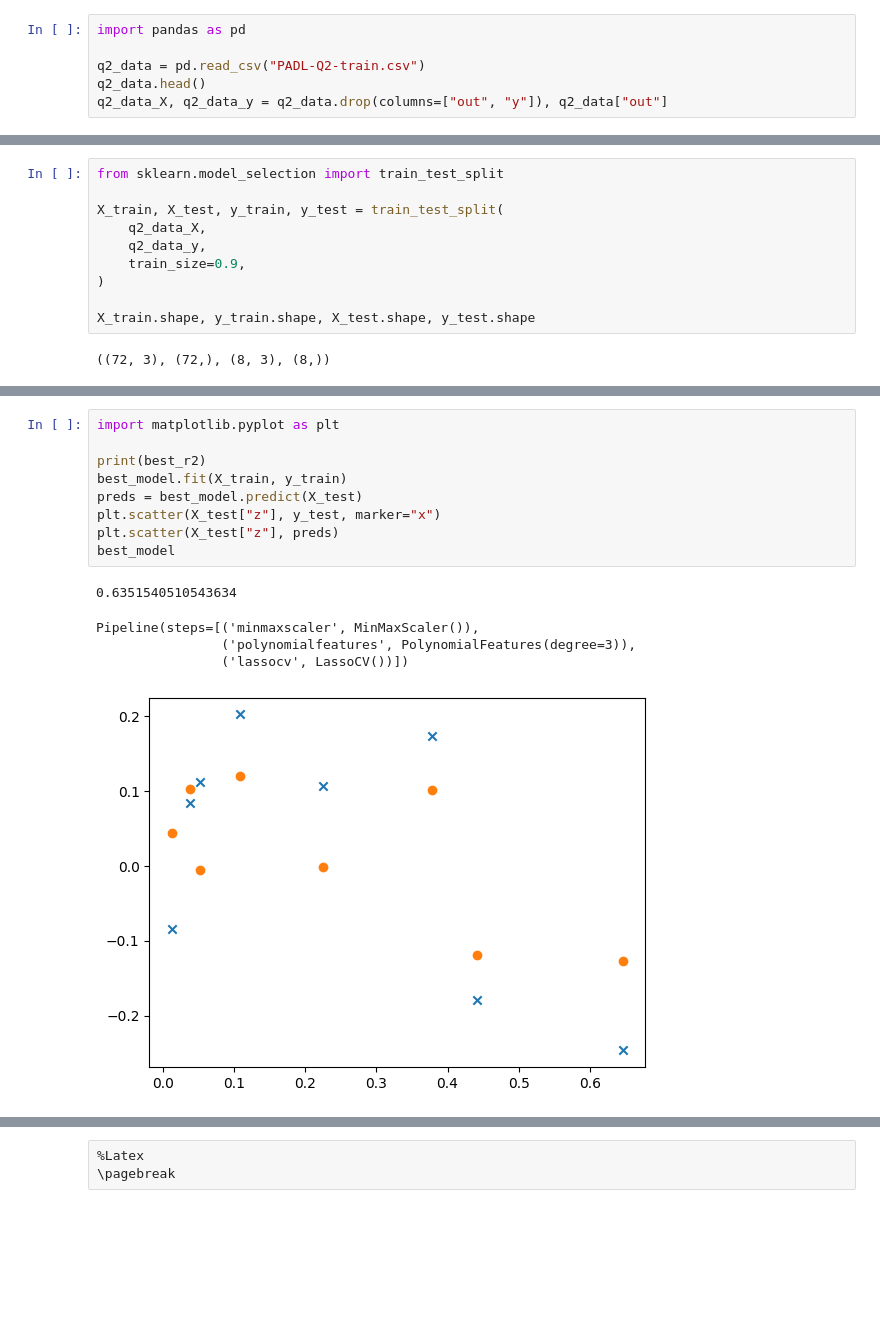
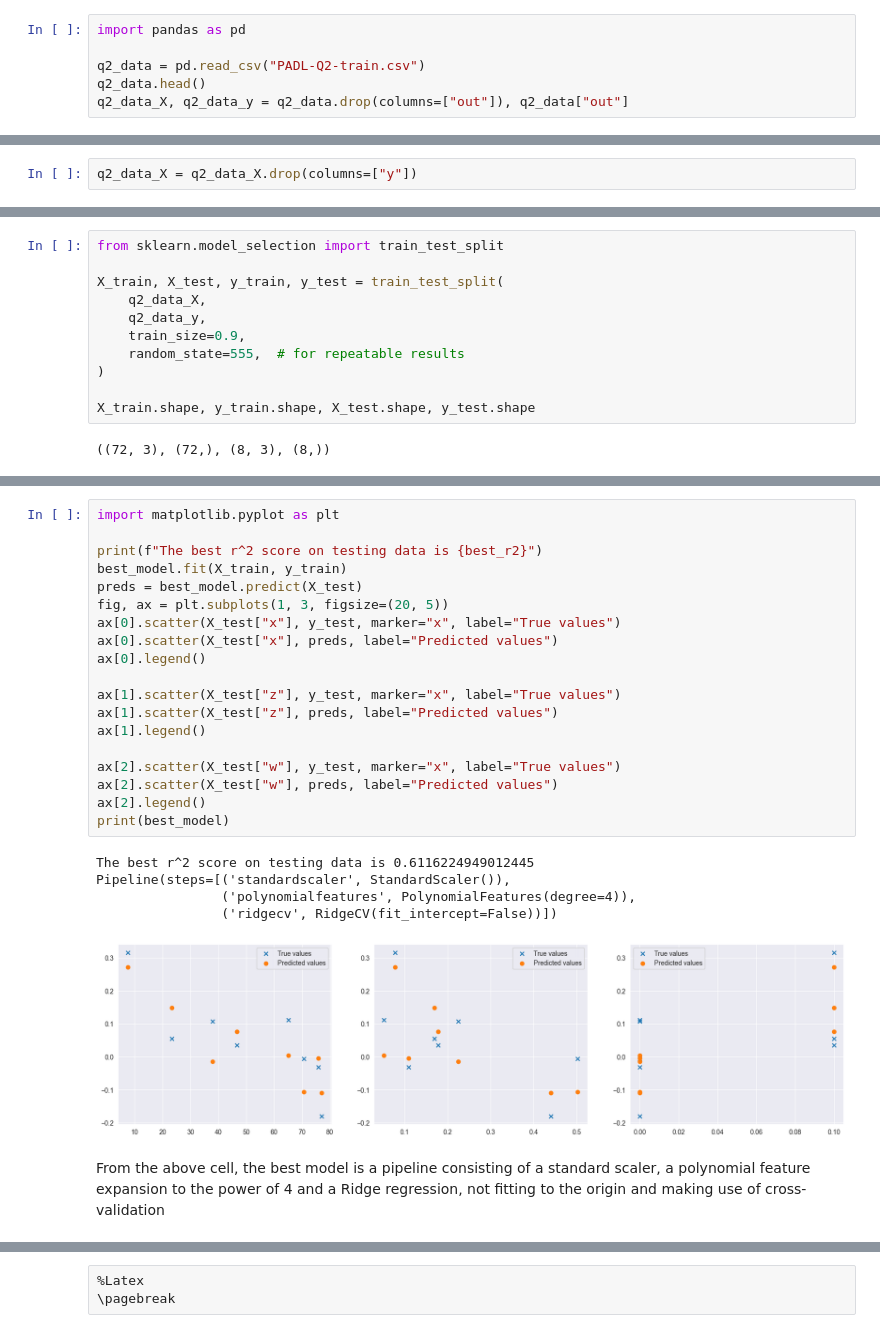
Before and after one commit to dont-text-me/PADL-assessment, a Jupyter notebook: padl.ipynb, the cells around one changed output, grey strips where cells are left out. Cells and saved outputs as stored; diff of their text form; blank space fills up the shorter version.

```diff
--- a/padl.ipynb
+++ b/padl.ipynb
@@ -60,5 +96,5 @@ import pandas as pd
 
 q2_data = pd.read_csv("PADL-Q2-train.csv")
 q2_data.head()
-q2_data_X, q2_data_y = q2_data.drop(columns=["out", "y"]), q2_data["out"]
+q2_data_X, q2_data_y = q2_data.drop(columns=["out"]), q2_data["out"]
 # %% [markdown]
@@ -65,0 +135,2 @@ Split the data into training and testing sets - even though there is a whole sep
+# %%
+q2_data_X = q2_data_X.drop(columns=["y"])
@@ -70,6 +143,7 @@ X_train, X_test, y_train, y_test = train_test_split(
     q2_data_X,
     q2_data_y,
     train_size=0.9,
+    random_state=555,  # for repeatable results
 )
 
 X_train.shape, y_train.shape, X_test.shape, y_test.shape
@@ -144,15 +236,27 @@ for degree in num_poly_features:
 # %%
 import matplotlib.pyplot as plt
 
-print(best_r2)
+print(f"The best r^2 score on testing data is {best_r2}")
 best_model.fit(X_train, y_train)
 preds = best_model.predict(X_test)
-plt.scatter(X_test["z"], y_test, marker="x")
-plt.scatter(X_test["z"], preds)
-best_model
+fig, ax = plt.subplots(1, 3, figsize=(20, 5))
+ax[0].scatter(X_test["x"], y_test, marker="x", label="True values")
+ax[0].scatter(X_test["x"], preds, label="Predicted values")
+ax[0].legend()
+
+ax[1].scatter(X_test["z"], y_test, marker="x", label="True values")
+ax[1].scatter(X_test["z"], preds, label="Predicted values")
+ax[1].legend()
+
+ax[2].scatter(X_test["w"], y_test, marker="x", label="True values")
+ax[2].scatter(X_test["w"], preds, label="Predicted values")
+ax[2].legend()
+print(best_model)
 # %% [output]
-0.6351540510543634
+The best r^2 score on testing data is 0.6116224949012445
+Pipeline(steps=[('standardscaler', StandardScaler()),
+                ('polynomialfeatures', PolynomialFeatures(degree=4)),
+                ('ridgecv', RidgeCV(fit_intercept=False))])
-Pipeline(steps=[('minmaxscaler', MinMaxScaler()),
-                ('polynomialfeatures', PolynomialFeatures(degree=3)),
-                ('lassocv', LassoCV())])
-[figure, old version]
+[figure, new version]
+# %% [markdown]
+From the above cell, the best model is a pipeline consisting of a standard scaler, a polynomial feature expansion to the power of 4 and a Ridge regression, not fitting to the origin and making use of cross-validation
```
Also changed, not shown: parts of 92 cells of this notebook, 1 other file.
